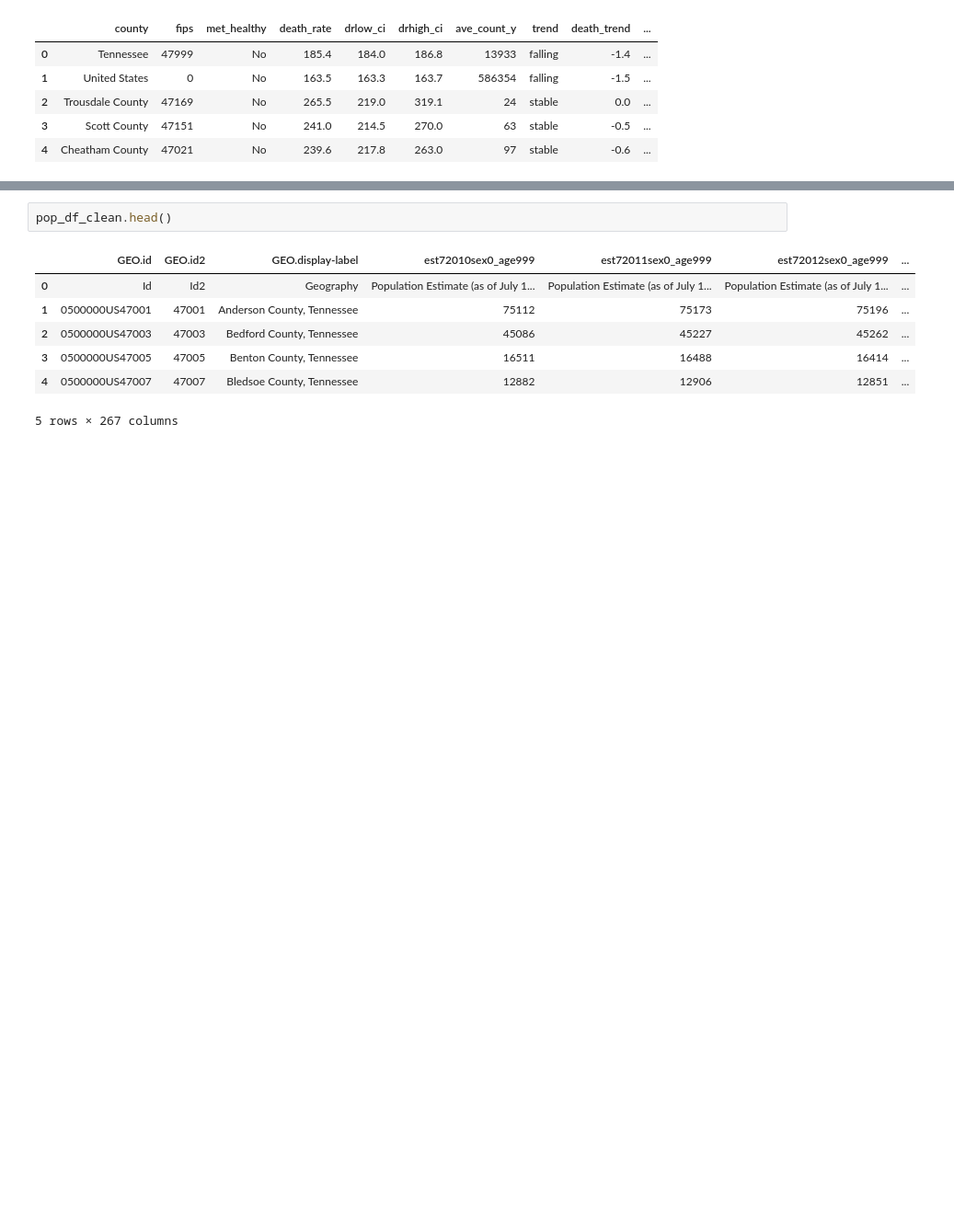
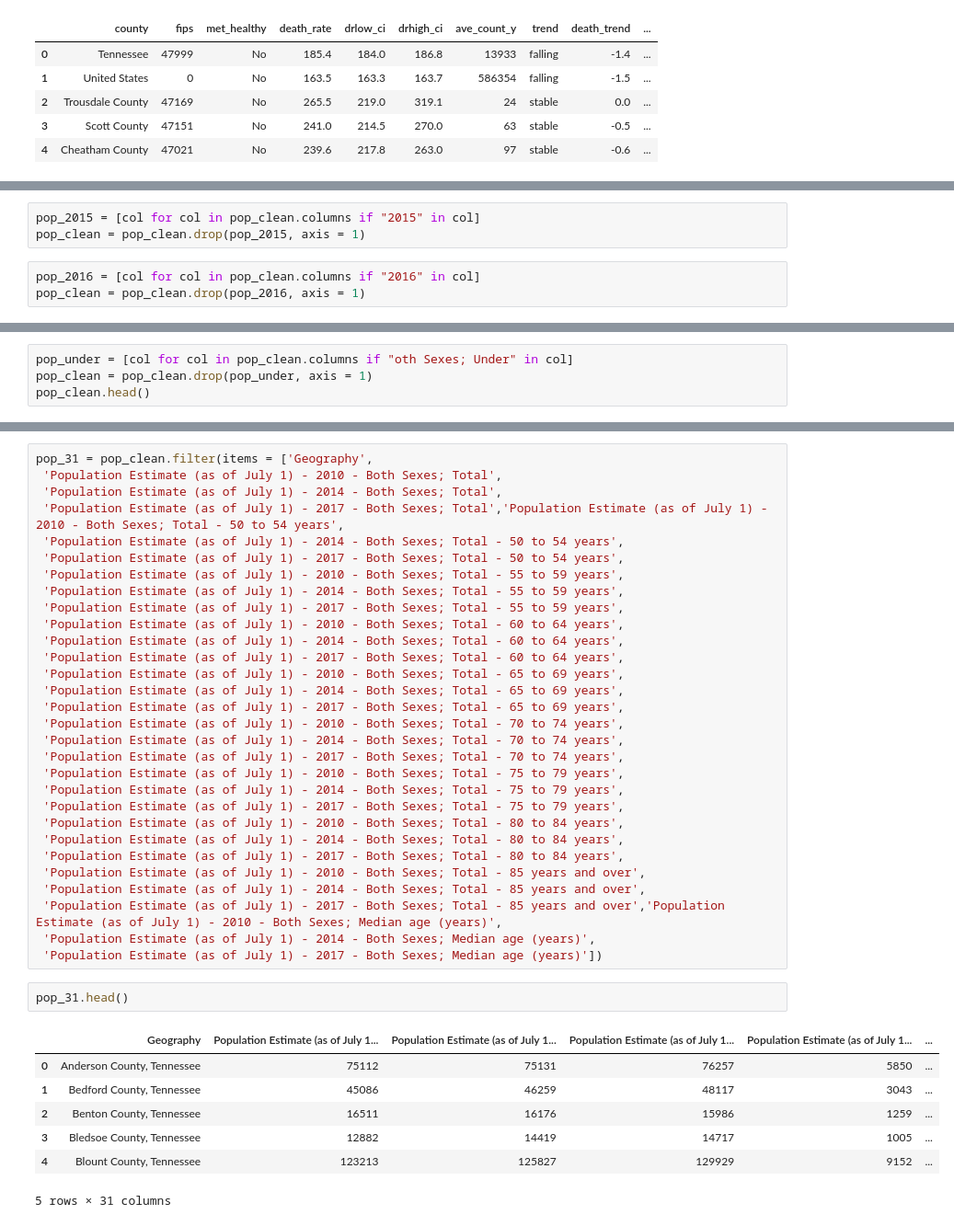
Before and after one commit to ncov/vanderbilt-aspire-data-essentials, a Jupyter notebook: data_essentials_project_090518.ipynb, the cells around one changed output, grey strips where cells are left out. Shown: that part at 92% size. Cells and saved outputs as stored; diff of their text form; blank space fills up the shorter version.

Commit message:
drop columns

```diff
--- a/data_essentials_project_090518.ipynb
+++ b/data_essentials_project_090518.ipynb
@@ -112 +176,7 @@ pop_df_clean = pop_df[pop_df.columns.drop(list(pop_df.filter(regex='cen')))]
+# %%
+pop_2015 = [col for col in pop_clean.columns if "2015" in col]
+pop_clean = pop_clean.drop(pop_2015, axis = 1)
+# %%
+pop_2016 = [col for col in pop_clean.columns if "2016" in col]
+pop_clean = pop_clean.drop(pop_2016, axis = 1)
 # %%
@@ -135,0 +212,4 @@ pop_df_clean = pop_df_clean[pop_df_clean.columns.drop(list(pop_df_clean.filter(r
+# %%
+pop_under = [col for col in pop_clean.columns if "oth Sexes; Under" in col]
+pop_clean = pop_clean.drop(pop_under, axis = 1)
+pop_clean.head()
@@ -136,11 +244,41 @@ pop_df_clean = pop_df_clean[pop_df_clean.columns.drop(list(pop_df_clean.filter(r
+# %%
+pop_31 = pop_clean.filter(items = ['Geography',
+ 'Population Estimate (as of July 1) - 2010 - Both Sexes; Total',
+ 'Population Estimate (as of July 1) - 2014 - Both Sexes; Total',
+ 'Population Estimate (as of July 1) - 2017 - Both Sexes; Total','Population Estimate (as of July 1) - 2010 - Both Sexes; Total - 50 to 54 years',
+ 'Population Estimate (as of July 1) - 2014 - Both Sexes; Total - 50 to 54 years',
+ 'Population Estimate (as of July 1) - 2017 - Both Sexes; Total - 50 to 54 years',
+ 'Population Estimate (as of July 1) - 2010 - Both Sexes; Total - 55 to 59 years',
+ 'Population Estimate (as of July 1) - 2014 - Both Sexes; Total - 55 to 59 years',
+ 'Population Estimate (as of July 1) - 2017 - Both Sexes; Total - 55 to 59 years',
+ 'Population Estimate (as of July 1) - 2010 - Both Sexes; Total - 60 to 64 years',
+ 'Population Estimate (as of July 1) - 2014 - Both Sexes; Total - 60 to 64 years',
+ 'Population Estimate (as of July 1) - 2017 - Both Sexes; Total - 60 to 64 years',
+ 'Population Estimate (as of July 1) - 2010 - Both Sexes; Total - 65 to 69 years',
+ 'Population Estimate (as of July 1) - 2014 - Both Sexes; Total - 65 to 69 years',
+ 'Population Estimate (as of July 1) - 2017 - Both Sexes; Total - 65 to 69 years',
+ 'Population Estimate (as of July 1) - 2010 - Both Sexes; Total - 70 to 74 years',
+ 'Population Estimate (as of July 1) - 2014 - Both Sexes; Total - 70 to 74 years',
+ 'Population Estimate (as of July 1) - 2017 - Both Sexes; Total - 70 to 74 years',
+ 'Population Estimate (as of July 1) - 2010 - Both Sexes; Total - 75 to 79 years',
+ 'Population Estimate (as of July 1) - 2014 - Both Sexes; Total - 75 to 79 years',
+ 'Population Estimate (as of July 1) - 2017 - Both Sexes; Total - 75 to 79 years',
+ 'Population Estimate (as of July 1) - 2010 - Both Sexes; Total - 80 to 84 years',
+ 'Population Estimate (as of July 1) - 2014 - Both Sexes; Total - 80 to 84 years',
+ 'Population Estimate (as of July 1) - 2017 - Both Sexes; Total - 80 to 84 years',
+ 'Population Estimate (as of July 1) - 2010 - Both Sexes; Total - 85 years and over',
+ 'Population Estimate (as of July 1) - 2014 - Both Sexes; Total - 85 years and over',
+ 'Population Estimate (as of July 1) - 2017 - Both Sexes; Total - 85 years and over','Population Estimate (as of July 1) - 2010 - Both Sexes; Median age (years)',
+ 'Population Estimate (as of July 1) - 2014 - Both Sexes; Median age (years)',
+ 'Population Estimate (as of July 1) - 2017 - Both Sexes; Median age (years)'])
 # %%
-pop_df_clean.head()
+pop_31.head()
 # %% [output]
-|  | GEO.id | GEO.id2 | GEO.display-label | est72010sex0_age999 | est72011sex0_age999 | est72012sex0_age999 | ... |
-| 0 | Id | Id2 | Geography | Population Estimate (as of July 1... | Population Estimate (as of July 1... | Population Estimate (as of July 1... | ... |
-| 1 | 0500000US47001 | 47001 | Anderson County, Tennessee | 75112 | 75173 | 75196 | ... |
-| 2 | 0500000US47003 | 47003 | Bedford County, Tennessee | 45086 | 45227 | 45262 | ... |
-| 3 | 0500000US47005 | 47005 | Benton County, Tennessee | 16511 | 16488 | 16414 | ... |
-| 4 | 0500000US47007 | 47007 | Bledsoe County, Tennessee | 12882 | 12906 | 12851 | ... |
+|  | Geography | Population Estimate (as of July 1... | Population Estimate (as of July 1... | Population Estimate (as of July 1... | Population Estimate (as of July 1... | ... |
+| 0 | Anderson County, Tennessee | 75112 | 75131 | 76257 | 5850 | ... |
+| 1 | Bedford County, Tennessee | 45086 | 46259 | 48117 | 3043 | ... |
+| 2 | Benton County, Tennessee | 16511 | 16176 | 15986 | 1259 | ... |
+| 3 | Bledsoe County, Tennessee | 12882 | 14419 | 14717 | 1005 | ... |
+| 4 | Blount County, Tennessee | 123213 | 125827 | 129929 | 9152 | ... |
-5 rows × 267 columns
+5 rows × 31 columns
 # %%
```
Also changed, not shown: parts of 21 cells of this notebook.
